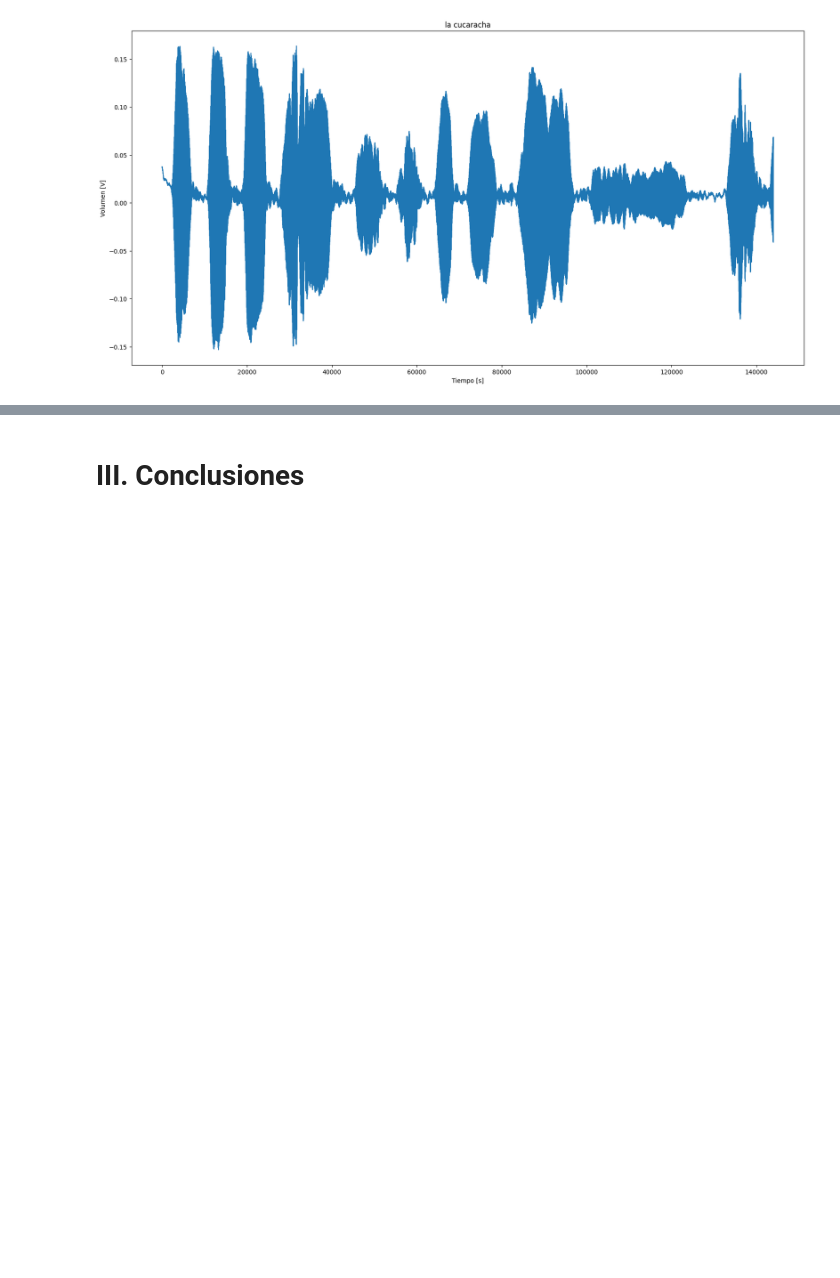
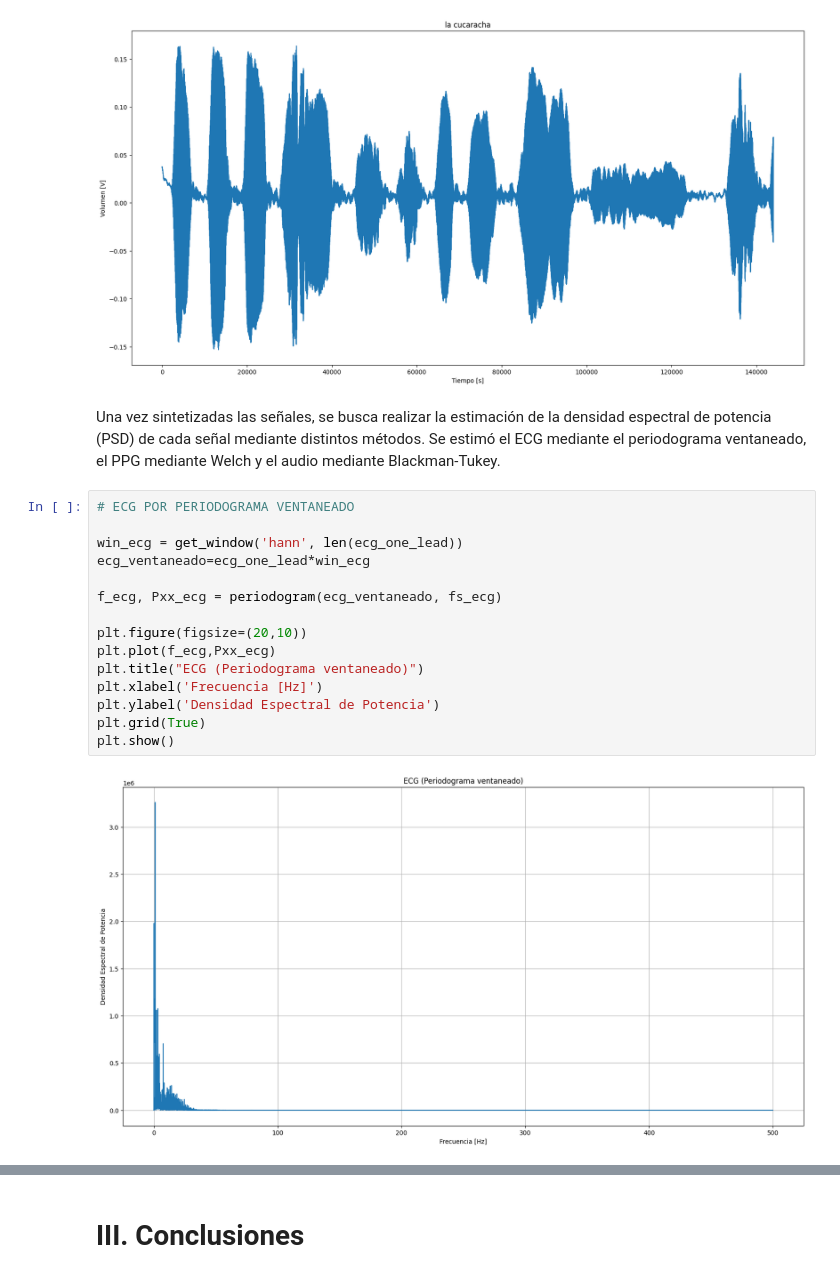
Before and after one commit to LolaPampin07/TS5, a Jupyter notebook: ts5.ipynb, the cells around one changed output, grey strips where cells are left out. Saved outputs shown, nothing was run; the diff lists cells and outputs as text; blank space fills up the shorter version.

Commit message:
primeros pasos para realizar los estimadores espectrales (punto1)

```diff
--- a/ts5.ipynb
+++ b/ts5.ipynb
@@ -190,3 +190,22 @@ plt.title('la cucaracha')
 # %% [output]
 Text(0.5, 1.0, 'la cucaracha')
 [figure]
+# %% [markdown]
+Una vez sintetizadas las señales, se busca realizar la estimación de la densidad espectral de potencia (PSD) de cada señal mediante distintos métodos. Se estimó el ECG mediante el periodograma ventaneado, el PPG mediante Welch y el audio mediante Blackman-Tukey.
+# %%
+# ECG POR PERIODOGRAMA VENTANEADO
+
+win_ecg = get_window('hann', len(ecg_one_lead))
+ecg_ventaneado=ecg_one_lead*win_ecg
+
+f_ecg, Pxx_ecg = periodogram(ecg_ventaneado, fs_ecg)
+
+plt.figure(figsize=(20,10))
+plt.plot(f_ecg,Pxx_ecg)
+plt.title("ECG (Periodograma ventaneado)")
+plt.xlabel('Frecuencia [Hz]')
+plt.ylabel('Densidad Espectral de Potencia')
+plt.grid(True)
+plt.show()
+# %% [output]
+[figure, added]
```
Also changed, not shown: parts of 2 cells of this notebook, 1 other file.
